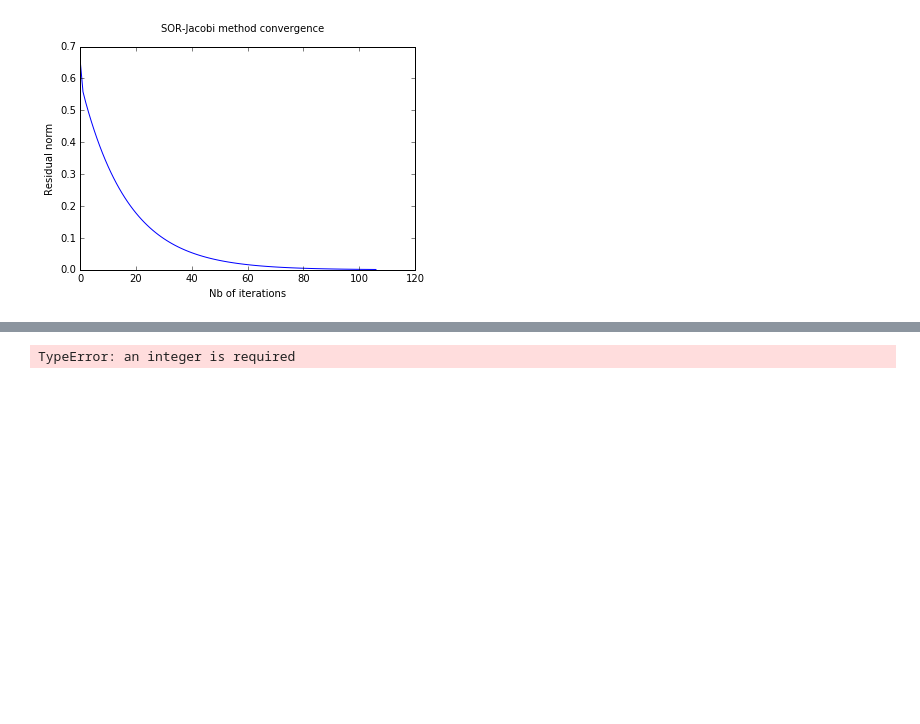
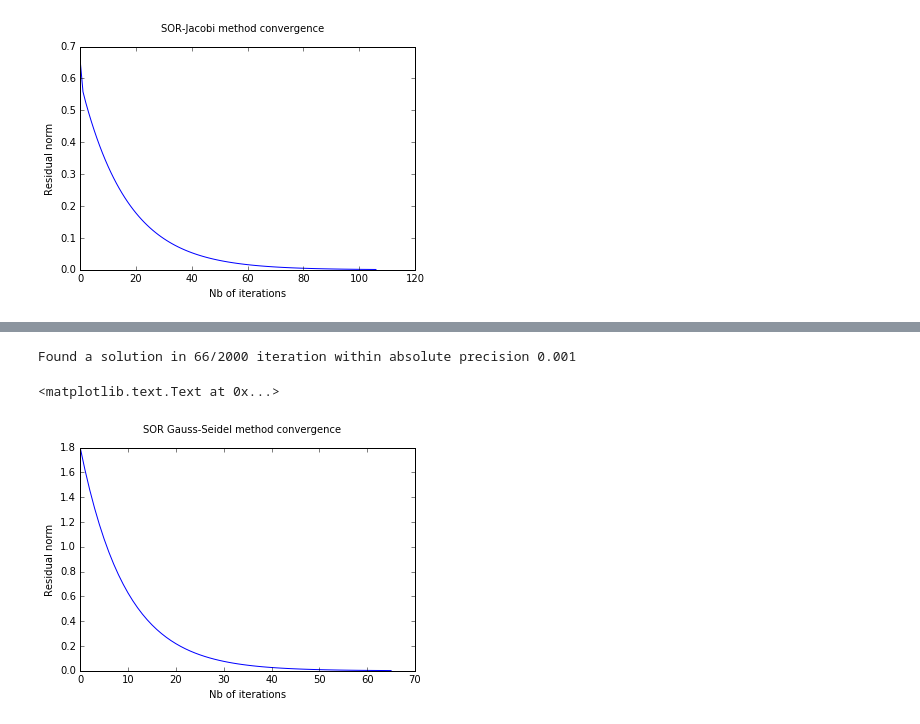
Before and after one commit to gnthibault/Optimisation-Python, a Jupyter notebook: FixedPointIterationsMethods.ipynb, the cells around one changed output, grey strips where cells are left out. Cells and saved outputs as stored; diff of their text form; code cells hidden in the pictures; blank space fills up the shorter version.

Commit message:
added gauss seidel method

```diff
--- a/FixedPointIterationsMethods.ipynb
+++ b/FixedPointIterationsMethods.ipynb
@@ -272,9 +280,0 @@ $M_1$ being diagonal, and using the same commuting argument, we can derive the s
-# %%
-w = np.linspace(0,2,100)
-s = np.abs(w/(w+1))
-
-plt.figure(figsize=(10,5))
-plt.suptitle(r'\text{Spectral radius of the matrix } M_2 = \frac{\omega}{\omega+1}G^{-1}H')
-plt.plot(w,s)
-plt.ylabel(r'\sigma(M_2)')
-plt.xlabel(r'\omega')
@@ -356,47 +347,58 @@ If $M\vec{x} - \vec{y} = 0$ has a solution, the Gauss Seidel method converges if
 # %%
 """
 Let's try to solve a Positive Definite (PD) linear system
 using Gauss-Seidel iterations
 """
-size=10
-M = np.random.rand((size,size))
+
+#need a PD matrix
+M=np.identity(4)
 M = np.dot(M,M.T)
-Y = np.ones(size)
 
 #Now perform the decomposition
 D = np.diag(np.diagonal(M))
-ltMask = numpy.tri(L.shape[0])
+ltMask = np.tri(D.shape[0])
 L = ltMask*(M-D)
 U = (1-ltMask)*M
 
-#New variables
-M1=np.dot(-np.diag(1./np.diagonal(G)),H)
-Y1=np.dot(np.diag(1./np.diagonal(G)),Y)
-omega = 0.2
-u,lamb,vh=np.linalg.svd(M1)
-spectRadM1 = lamb[0]
-print "spectral radius of M1 is "+str(spectRadM1)
+#define forward substitution for a matrix DL
+def forSDL( DL, x ):
+    out = np.zeros_like(x)
+    out[0] = x[0]/DL[0,0]
+    for i in range(1,DL.shape[0]):
+        out[i] = x[i]/DL[i,i]-np.dot(out[:i],DL[i,:i])
+    return out
 
+#SOR variable change
+omega=0.1
+DL=-(D+omega*L)
+U1=(omega-1)*D+omega*U
+Y1=omega*forSDL(-DL,Y)
 
 #Now solve
 Xk=np.zeros(M.shape[1])
 nbIter = 2000
 i = 0
-eps=1e-5
+eps=1e-3
+err=[]
+residual = np.ones_like(Y)*(1+eps)
 
-while (i<nbIter) and not np.allclose(np.dot(M,Xk),Y,atol=eps):
-    nextIterate = np.dot(M1,Xk)+Y1
-    #Classic jacobi method
-    if( spectRadM1 < 1 ):
-        Xk = nextIterate
-    #Weighted jacobi method
-    else:
-        Xk += omega*(nextIterate - Xk)
+while (i<nbIter) and not np.allclose(residual,0,atol=eps):
+    Xk = forSDL(DL, np.dot(U1,Xk))+Y1
+    residual = np.dot(M,Xk)-Y
+    err.append(np.linalg.norm(residual))
     i += 1
 
 if i<nbIter:
     print "Found a solution in "+str(i)+"/"+str(nbIter)+" iteration within absolute precision "+str(eps)
 else:
-    print "Jacobi iteration failed, residual norm is "+str(np.linalg.norm(np.dot(M,Xk)-Y))
+    print "Gauss-Seidel iteration failed, residual norm is "+str(np.linalg.norm(residual))
+
+plt.figure()
+plt.suptitle("SOR Gauss-Seidel method convergence")
+plt.plot(np.arange(i),err)
+plt.xlabel("Nb of iterations")
+plt.ylabel("Residual norm")
 # %% [output]
-TypeError: an integer is required
+Found a solution in 66/2000 iteration within absolute precision 0.001
+<matplotlib.text.Text at 0x...>
+[figure, added]
```
Also changed, not shown: parts of 13 cells of this notebook.
